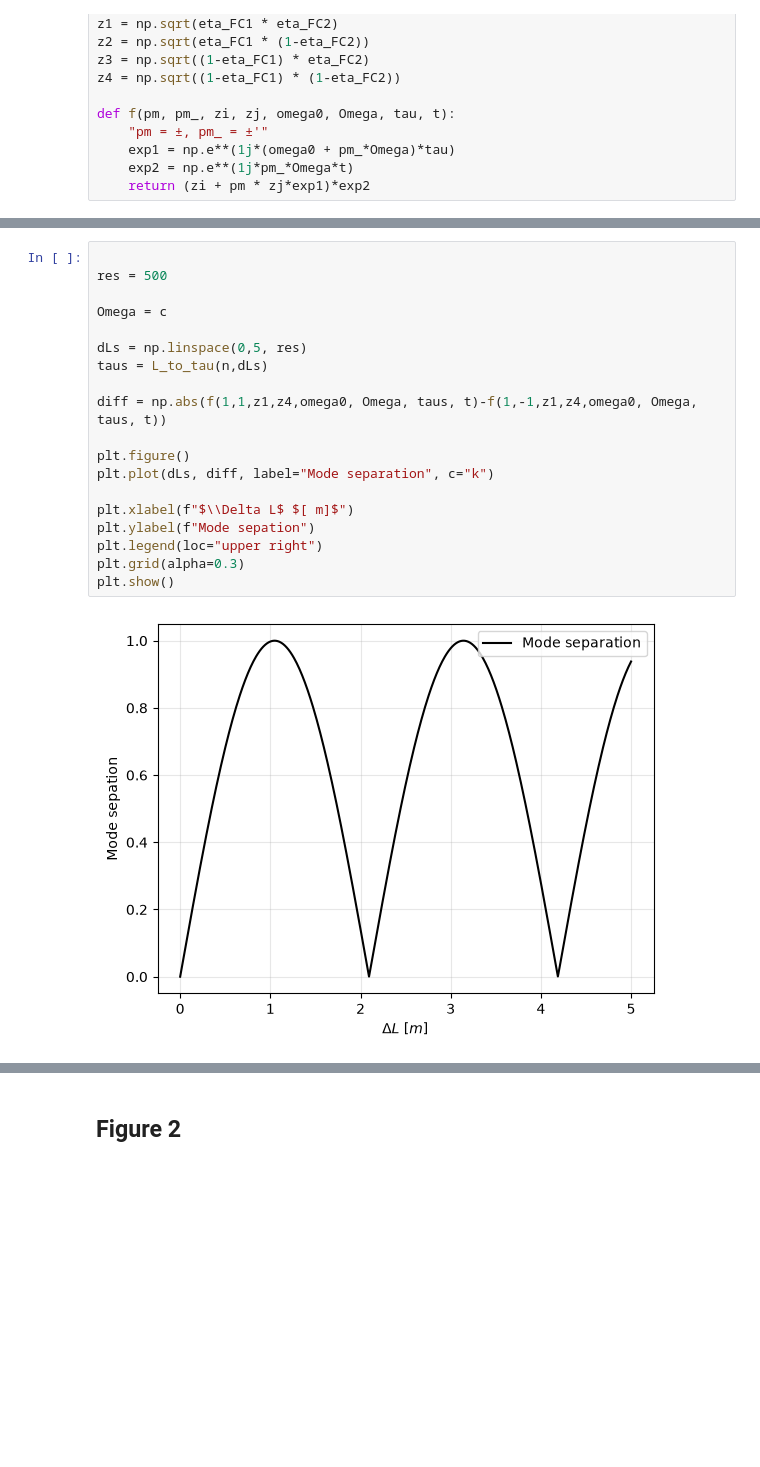
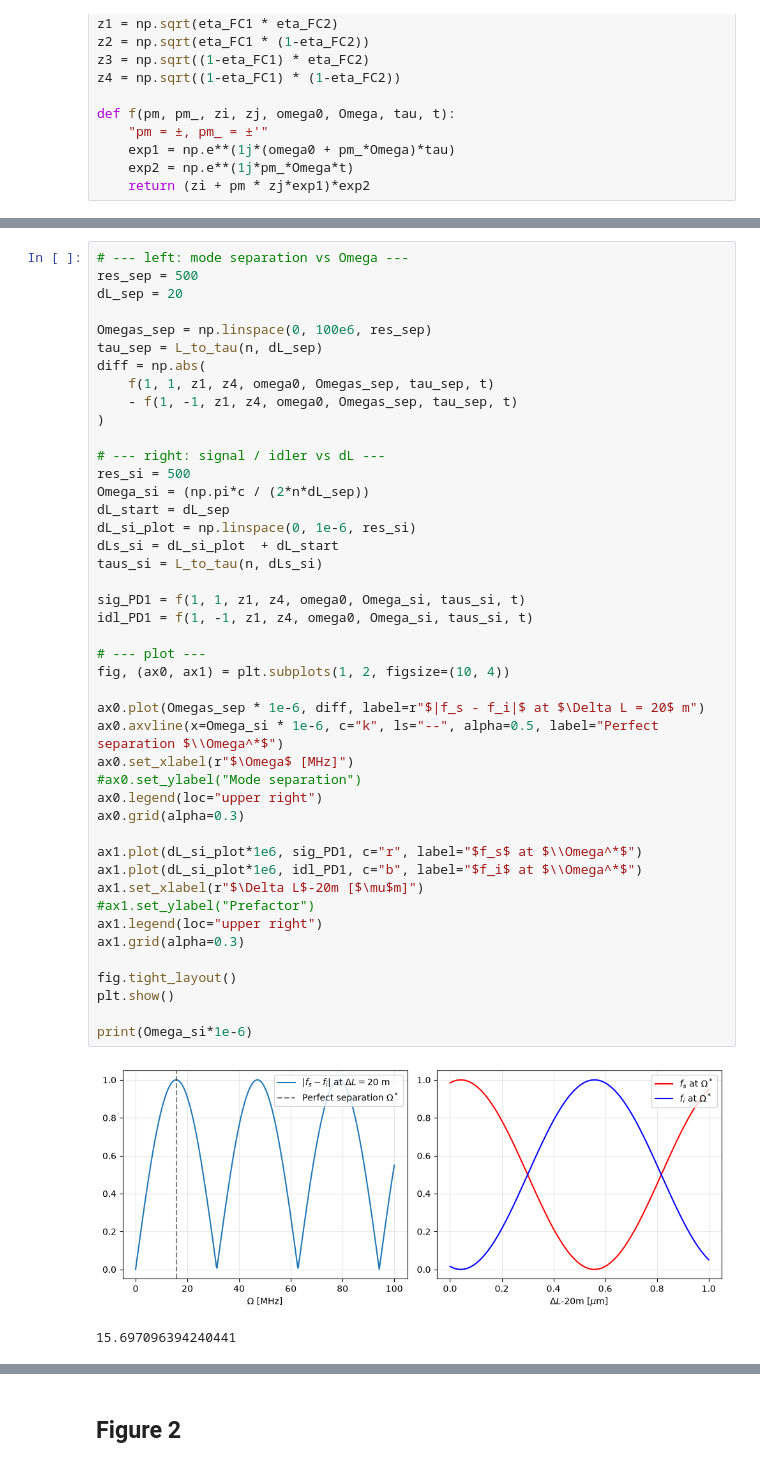
Before and after one commit to AxelSegendorf/two-mode-squeezing, a Jupyter notebook: simulation/plotting_presentation.ipynb, the cells around one changed output, grey strips where cells are left out. Drawn from its saved outputs; the diff is of its cells as text; blank space fills up the shorter version.

```diff
--- a/simulation/plotting_presentation.ipynb
+++ b/simulation/plotting_presentation.ipynb
@@ -93,21 +85,47 @@ plt.show()
 # %%
+# --- left: mode separation vs Omega ---
+res_sep = 500
+dL_sep = 20
 
-res = 500
+Omegas_sep = np.linspace(0, 100e6, res_sep)
+tau_sep = L_to_tau(n, dL_sep)
+diff = np.abs(
+    f(1, 1, z1, z4, omega0, Omegas_sep, tau_sep, t)
+    - f(1, -1, z1, z4, omega0, Omegas_sep, tau_sep, t)
+)
 
-Omega = c
+# --- right: signal / idler vs dL ---
+res_si = 500
+Omega_si = (np.pi*c / (2*n*dL_sep))
+dL_start = dL_sep
+dL_si_plot = np.linspace(0, 1e-6, res_si)
+dLs_si = dL_si_plot  + dL_start
+taus_si = L_to_tau(n, dLs_si)
 
-dLs = np.linspace(0,5, res)
-taus = L_to_tau(n,dLs)
+sig_PD1 = f(1, 1, z1, z4, omega0, Omega_si, taus_si, t)
+idl_PD1 = f(1, -1, z1, z4, omega0, Omega_si, taus_si, t)
 
-diff = np.abs(f(1,1,z1,z4,omega0, Omega, taus, t)-f(1,-1,z1,z4,omega0, Omega, taus, t))
+# --- plot ---
+fig, (ax0, ax1) = plt.subplots(1, 2, figsize=(10, 4))
 
-plt.figure()
-plt.plot(dLs, diff, label="Mode separation", c="k")
+ax0.plot(Omegas_sep * 1e-6, diff, label=r"$|f_s - f_i|$ at $\Delta L = 20$ m")
+ax0.axvline(x=Omega_si * 1e-6, c="k", ls="--", alpha=0.5, label="Perfect separation $\\Omega^*$")
+ax0.set_xlabel(r"$\Omega$ [MHz]")
+#ax0.set_ylabel("Mode separation")
+ax0.legend(loc="upper right")
+ax0.grid(alpha=0.3)
 
-plt.xlabel(f"$\\Delta L$ $[ m]$")
-plt.ylabel(f"Mode sepation")
-plt.legend(loc="upper right")
-plt.grid(alpha=0.3)
+ax1.plot(dL_si_plot*1e6, sig_PD1, c="r", label="$f_s$ at $\\Omega^*$")
+ax1.plot(dL_si_plot*1e6, idl_PD1, c="b", label="$f_i$ at $\\Omega^*$")
+ax1.set_xlabel(r"$\Delta L$-20m [$\mu$m]")
+#ax1.set_ylabel("Prefactor")
+ax1.legend(loc="upper right")
+ax1.grid(alpha=0.3)
+
+fig.tight_layout()
 plt.show()
+
+print(Omega_si*1e-6)
 # %% [output]
-[figure, old version]
+[figure, new version]
+15.697096394240441
```
Also changed, not shown: parts of 5 cells of this notebook.
